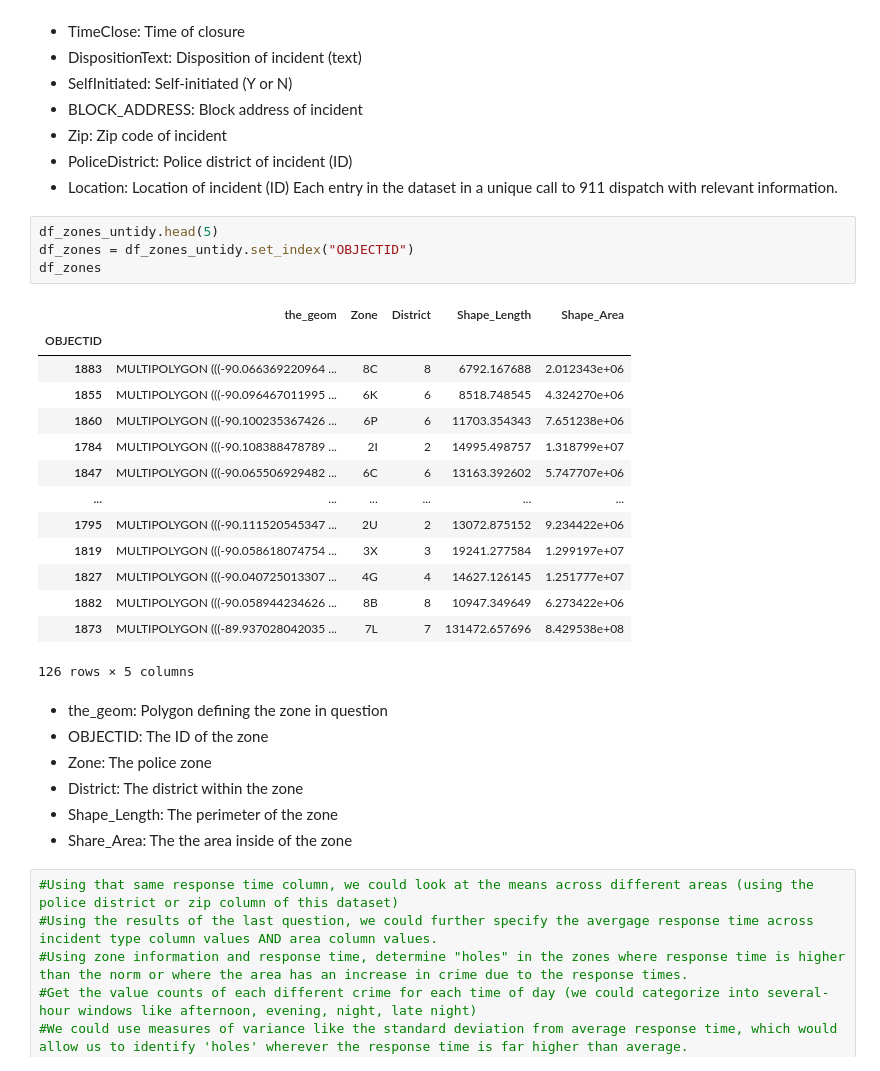
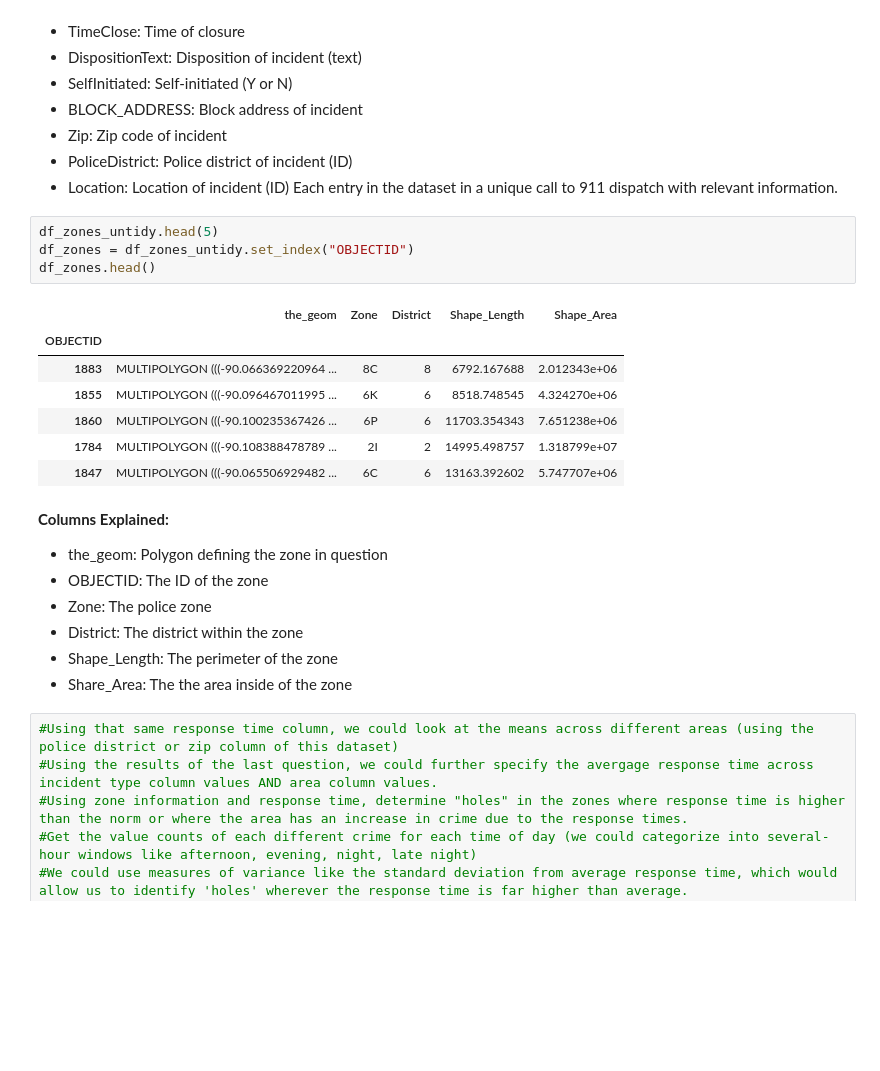
Before and after one commit to M-Sender/ServiceLearning, a Jupyter notebook: code/analysis.ipynb, the cells around one changed output. Saved outputs shown, nothing was run; the diff lists cells and outputs as text; blank space fills up the shorter version.

```diff
--- a/code/analysis.ipynb
+++ b/code/analysis.ipynb
@@ -71,23 +71,17 @@ Each entry in the dataset in a unique call to 911 dispatch with relevant informa
 # %%
 df_zones_untidy.head(5)
 df_zones = df_zones_untidy.set_index("OBJECTID")
-df_zones
+df_zones.head()
 # %% [output]
 |  | the_geom | Zone | District | Shape_Length | Shape_Area |
 | OBJECTID |  |  |  |  |  |
 | 1883 | MULTIPOLYGON (((-90.066369220964 ... | 8C | 8 | 6792.167688 | 2.012343e+06 |
 | 1855 | MULTIPOLYGON (((-90.096467011995 ... | 6K | 6 | 8518.748545 | 4.324270e+06 |
 | 1860 | MULTIPOLYGON (((-90.100235367426 ... | 6P | 6 | 11703.354343 | 7.651238e+06 |
 | 1784 | MULTIPOLYGON (((-90.108388478789 ... | 2I | 2 | 14995.498757 | 1.318799e+07 |
 | 1847 | MULTIPOLYGON (((-90.065506929482 ... | 6C | 6 | 13163.392602 | 5.747707e+06 |
-| ... | ... | ... | ... | ... | ... |
-| 1795 | MULTIPOLYGON (((-90.111520545347 ... | 2U | 2 | 13072.875152 | 9.234422e+06 |
-| 1819 | MULTIPOLYGON (((-90.058618074754 ... | 3X | 3 | 19241.277584 | 1.299197e+07 |
-| 1827 | MULTIPOLYGON (((-90.040725013307 ... | 4G | 4 | 14627.126145 | 1.251777e+07 |
-| 1882 | MULTIPOLYGON (((-90.058944234626 ... | 8B | 8 | 10947.349649 | 6.273422e+06 |
-| 1873 | MULTIPOLYGON (((-89.937028042035 ... | 7L | 7 | 131472.657696 | 8.429538e+08 |
-126 rows × 5 columns
 # %% [markdown]
+**Columns Explained:**
 * the_geom: Polygon defining the zone in question
 * OBJECTID: The ID of the zone
 * Zone: The police zone
```
Also changed, not shown: parts of 11 cells of this notebook, 1 other file.
